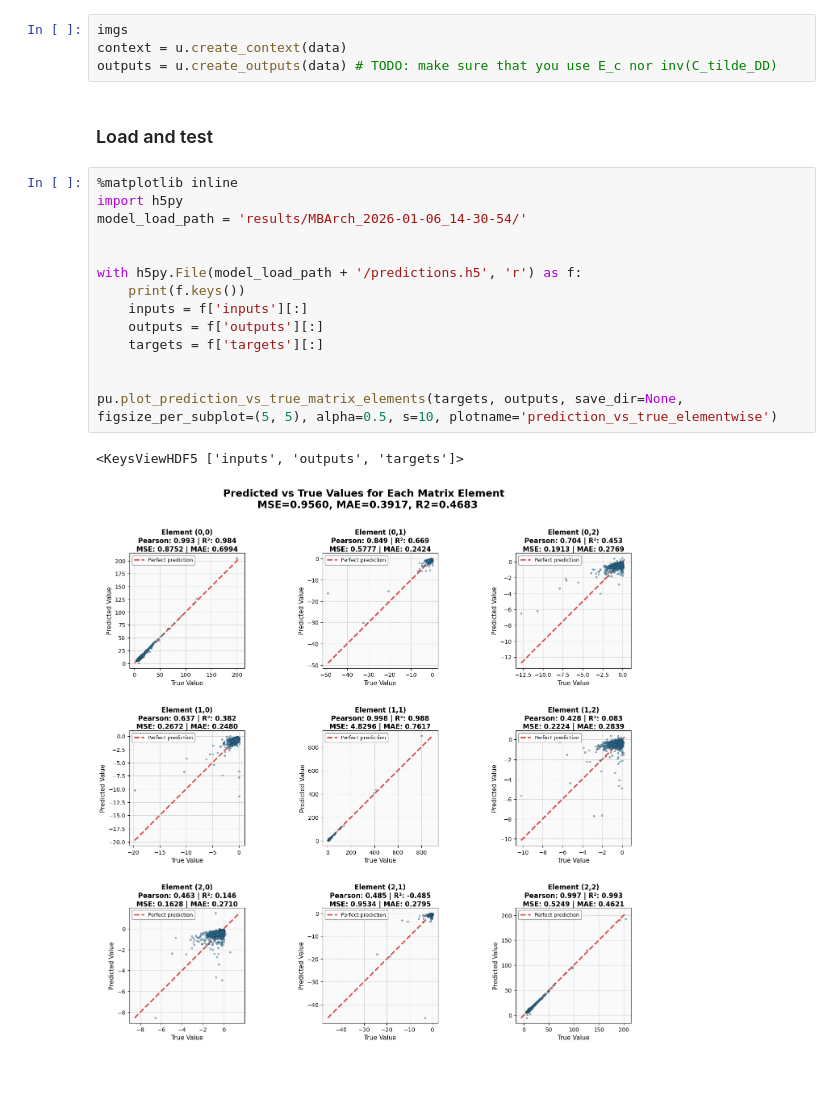
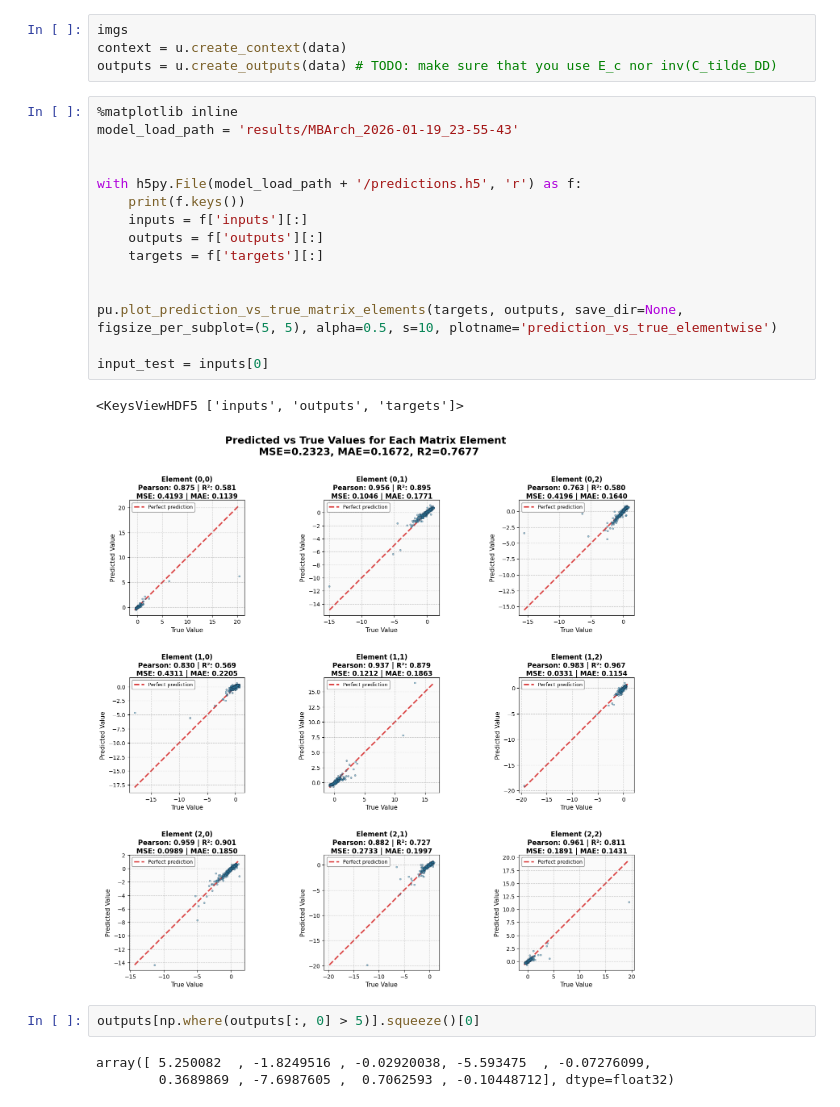
Before and after one commit to KREFT-QS-13/learning-QDs-parameters, a Jupyter notebook: example.ipynb, the cells around one changed output. Saved outputs shown, nothing was run; the diff lists cells and outputs as text; blank space fills up the shorter version.

```diff
--- a/example.ipynb
+++ b/example.ipynb
@@ -42,22 +43,26 @@ dict_keys(['C_tilde_DD', 'C_DG', 'geometry', 'tc_meV', 'v_offset', 'x_voltage',
 imgs
 context = u.create_context(data)
 outputs = u.create_outputs(data) # TODO: make sure that you use E_c nor inv(C_tilde_DD)
-# %% [markdown]
-### Load and test
 # %%
 %matplotlib inline
-import h5py
-model_load_path = 'results/MBArch_2026-01-06_14-30-54/'
+model_load_path = 'results/MBArch_2026-01-19_23-55-43'
 
 
 with h5py.File(model_load_path + '/predictions.h5', 'r') as f:
     print(f.keys())
     inputs = f['inputs'][:]
     outputs = f['outputs'][:]
     targets = f['targets'][:]
 
 
 pu.plot_prediction_vs_true_matrix_elements(targets, outputs, save_dir=None, figsize_per_subplot=(5, 5), alpha=0.5, s=10, plotname='prediction_vs_true_elementwise')
+
+input_test = inputs[0]
 # %% [output]
 <KeysViewHDF5 ['inputs', 'outputs', 'targets']>
-[figure, old version]
+[figure, new version]
+# %%
+outputs[np.where(outputs[:, 0] > 5)].squeeze()[0]
+# %% [output]
+array([ 5.250082  , -1.8249516 , -0.02920038, -5.593475  , -0.07276099,
+        0.3689869 , -7.6987605 ,  0.7062593 , -0.10448712], dtype=float32)
```
Also changed, not shown: parts of 2 cells of this notebook, 2 other files.
